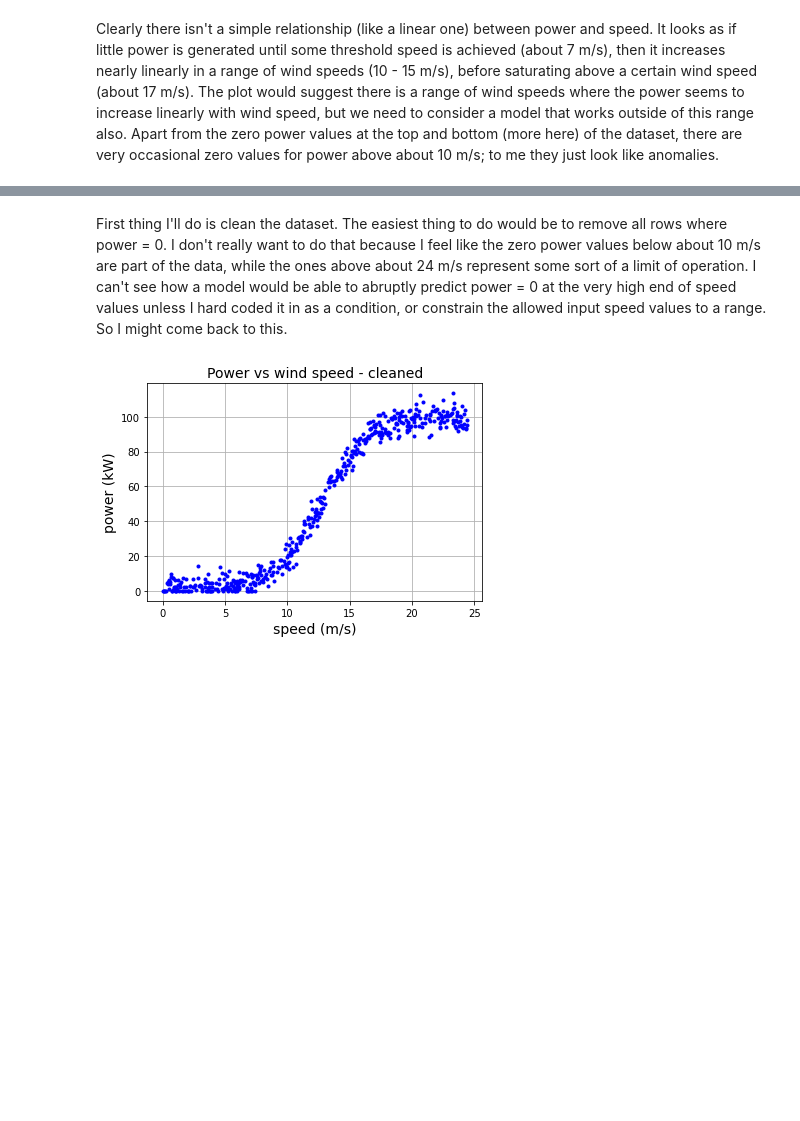
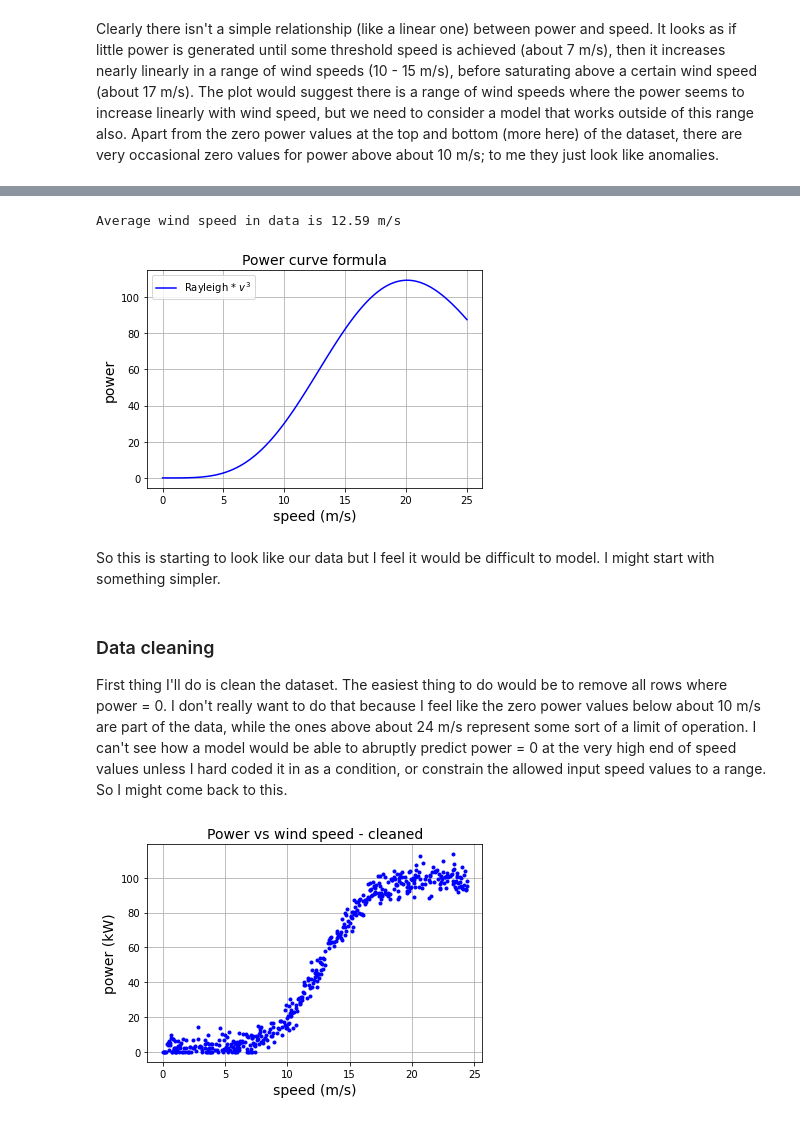
Before and after one commit to elizabethdaly/project-machine-learning, a Jupyter notebook: project-machine-learning.ipynb, the cells around one changed output, grey strips where cells are left out. Drawn from its saved outputs; the diff is of its cells as text; code cells hidden in the pictures; blank space fills up the shorter version.

```diff
--- a/project-machine-learning.ipynb
+++ b/project-machine-learning.ipynb
@@ -125,4 +135,32 @@ Clearly there isn't a simple relationship (like a linear one) between power and
+# %%
+# So I would expect the power curve to be a product of $v^3$ and this bump above. I'll try to model it.
+# wind speed
+x = np.linspace(0, 25, 100)
+
+# speed ^3
+v = np.power(x, 3)
+
+# Try a Rayeigh distribution for the power coefficient, need scale factor sc.
+# w = mean wind speed from our dataset above
+print(f'Average wind speed in data is {w:.2f} m/s')
+
+sc = w / (m.sqrt((m.pi) / 2)) # mode or scale
+ray = lambda s, x: (x / s ** 2) * ( np.exp( (-x **2) / (2 * s **2) )  )
+
+# PLot the product v^3 * Rayleigh and scale it down.
+plt.plot(x, 0.5 * ray(sc, x)*v, color='b', label='Rayleigh * $v^3$')
+plt.title('Power curve formula', fontsize='14')
+plt.xlabel('speed (m/s)', fontsize='14')
+plt.ylabel('power', fontsize='14')
+plt.legend()
+plt.grid()
+# %% [output]
+Average wind speed in data is 12.59 m/s
+[figure, added]
+# %% [markdown]
+ So this is starting to look like our data but I feel it would be difficult to model. I might start with something simpler.
 # %% [markdown]
+### Data cleaning
 First thing I'll do is clean the dataset. The easiest thing to do would be to remove all rows where power = 0. I don't really want to do that because I feel like the zero power values below about 10 m/s are part of the data, while the ones above about 24 m/s represent some sort of a limit of operation. I can't see how a model would be able to abruptly predict power = 0 at the very high end of speed values unless I hard coded it in as a condition, or constrain the allowed input speed values to a range. So I might come back to this.
 # %%
 # Where do all the zeros occur?
```
Also changed, not shown: parts of 8 cells of this notebook, 6 other files.
